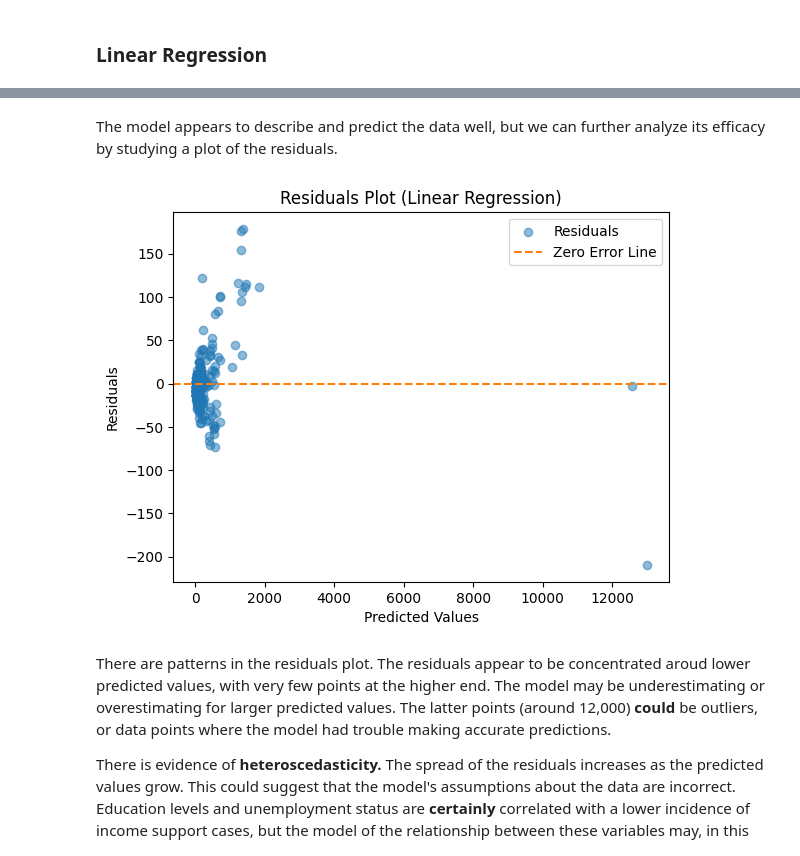
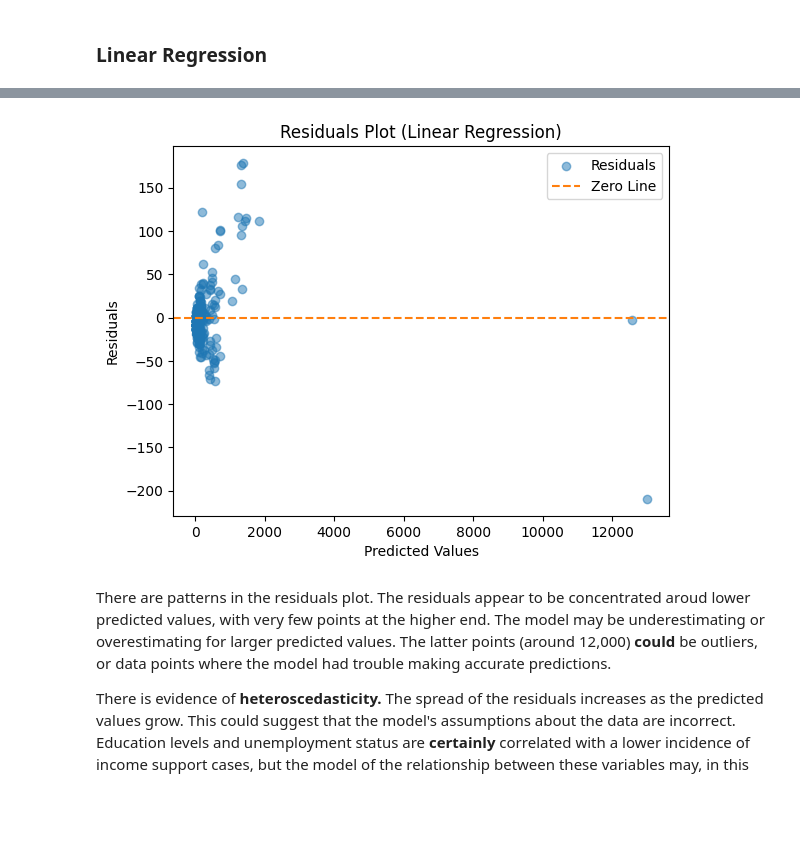
Before and after one commit to sa0v/Income_Support, a Jupyter notebook: Income Support.ipynb, the cells around one changed output, grey strips where cells are left out. Cells and saved outputs as stored; diff of their text form; code cells hidden in the pictures; blank space fills up the shorter version.

```diff
--- a/Income Support.ipynb
+++ b/Income Support.ipynb
@@ -279,21 +318,19 @@ plt.show()
-# %% [markdown]
-The model appears to describe and predict the data well, but we can further analyze its efficacy by studying a plot of the residuals.
 # %%
 residuals = y_test - y_pred
 
 # Display a scatter plot of the residuals.
 plt.scatter(y_pred, residuals, color='tab:blue', alpha=0.5, label='Residuals')
-plt.axhline(y=0, color='tab:orange', linestyle='--', label='Zero Error Line')
+plt.axhline(y=0, color='tab:orange', linestyle='--', label='Zero Line')
 
 plt.title("Residuals Plot (Linear Regression)")
 plt.xlabel("Predicted Values")
 plt.ylabel("Residuals")
 plt.legend()
 plt.grid(False)
 
 plt.show()
 # %% [output]
-[figure, old version]
+[figure, new version]
 # %% [markdown]
 There are patterns in the residuals plot. The residuals appear to be concentrated aroud lower predicted values, with very few points at the higher end. The model may be underestimating or overestimating for larger predicted values. The latter points (around 12,000) **could** be outliers, or data points where the model had trouble making accurate predictions.
 
```
Also changed, not shown: parts of 44 cells of this notebook.
